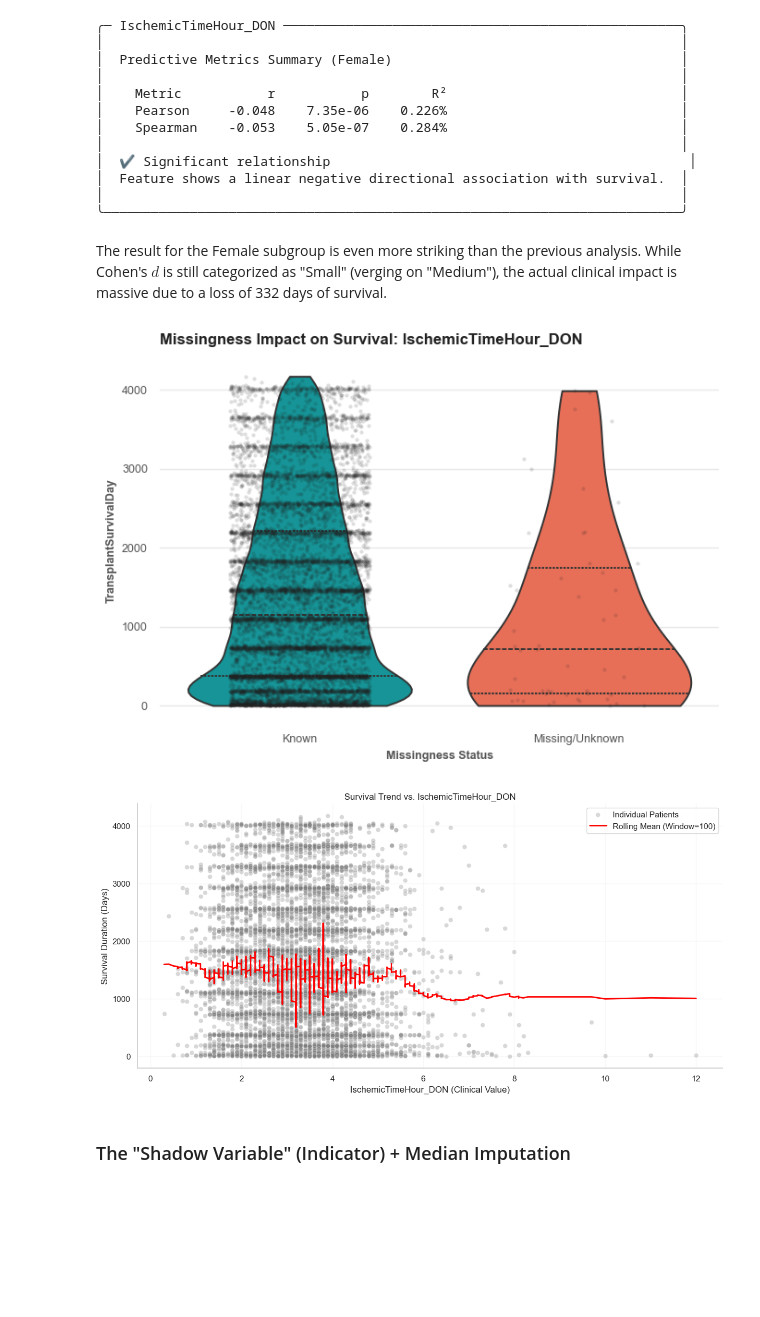
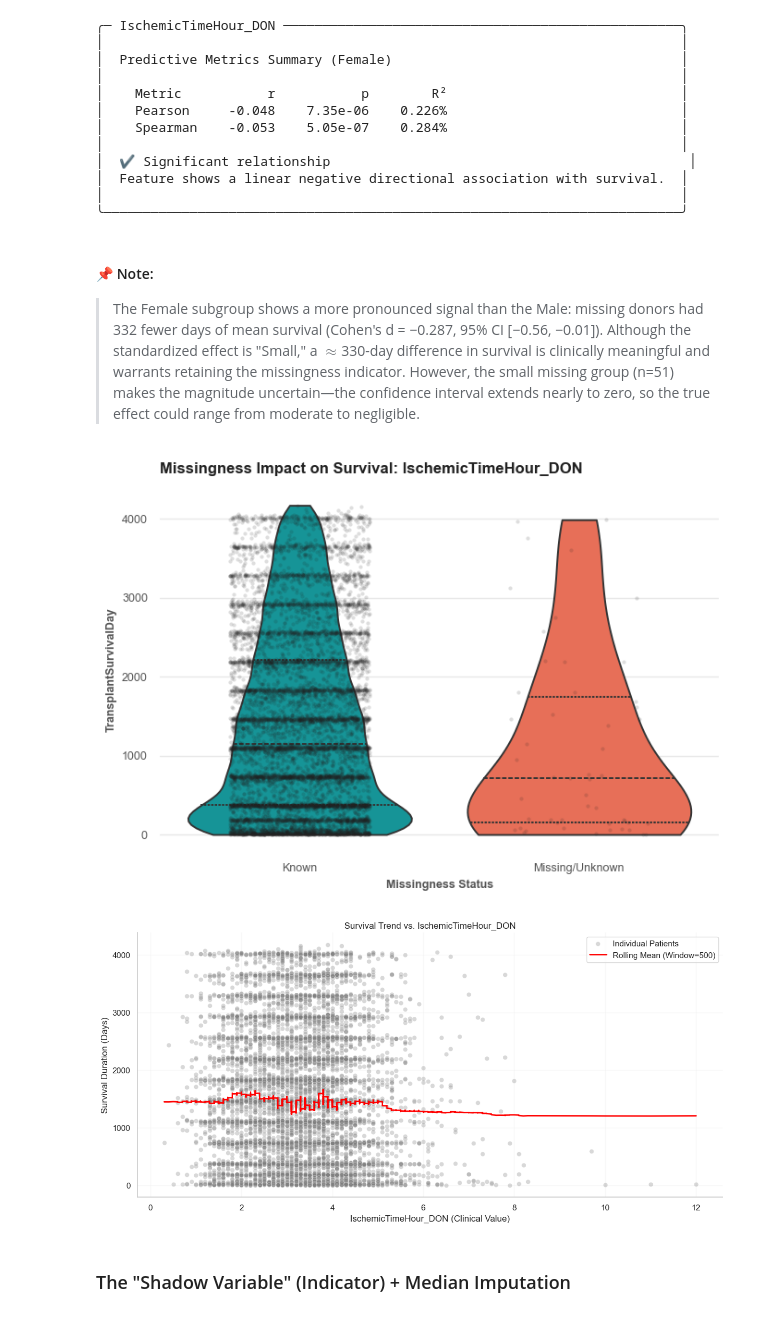
Before and after one commit to SirErikPak/UNOS, a Jupyter notebook: Notebook/C_WrangleExploratoryDonor.ipynb, the cells around one changed output. Saved outputs shown, nothing was run; the diff lists cells and outputs as text; code cells hidden in the pictures; blank space fills up the shorter version.

```diff
--- a/Notebook/C_WrangleExploratoryDonor.ipynb
+++ b/Notebook/C_WrangleExploratoryDonor.ipynb
@@ -375,7 +378,7 @@ plot.plot_survival_trend(df_m, features[0], 'TransplantSurvivalDay', window_size
 ### Female
 # %%
 # info
-features = u.get_feature_info(df, 'IschemicTimeHour_DON', cat=False)
+features = u.get_feature_info(df_f, 'IschemicTimeHour_DON', cat=False)
 # %% [output]
 ✦ Feature Profiler │ Match: 'IschemicTimeHour_DON' │ Found: 1
 ╭──────────────────────┬─────────┬──────┬──────┬──────┬──────┬──────┬──────┬─────╮
@@ -423,16 +426,17 @@ u.continuous_value_predicts_survival(df_f,  features[0], txt='Female')
 │                                                                          │
 ╰──────────────────────────────────────────────────────────────────────────╯
 # %% [markdown]
-The result for the Female subgroup is even more striking than the previous analysis. While Cohen's $d$ is still categorized as "Small" (verging on "Medium"), the actual clinical impact is massive due to a loss of 332 days of survival.
+#### 📌 Note:
+> The Female subgroup shows a more pronounced signal than the Male: missing donors had 332 fewer days of mean survival (Cohen's d = −0.287, 95% CI [−0.56, −0.01]). Although the standardized effect is "Small," a $\approx$330-day difference in survival is clinically meaningful and warrants retaining the missingness indicator. However, the small missing group (n=51) makes the magnitude uncertain—the confidence interval extends nearly to zero, so the true effect could range from moderate to negligible.
 # %%
 # plot
 plot.plot_informative_missingness(df_f,  features[0])
 # %% [output]
-[figure, old version]
+[figure, new version]
 # %%
-plot.plot_survival_trend(df_f,  features[0], 'TransplantSurvivalDay', window_size=100)
+plot.plot_survival_trend(df_f,  features[0], 'TransplantSurvivalDay', window_size=500)
 # %% [output]
-[figure, old version]
+[figure, new version]
 # %% [markdown]
 ### The "Shadow Variable" (Indicator) + Median Imputation
 # %%
```
Also changed, not shown: parts of 87 cells of this notebook, 2 other files.
